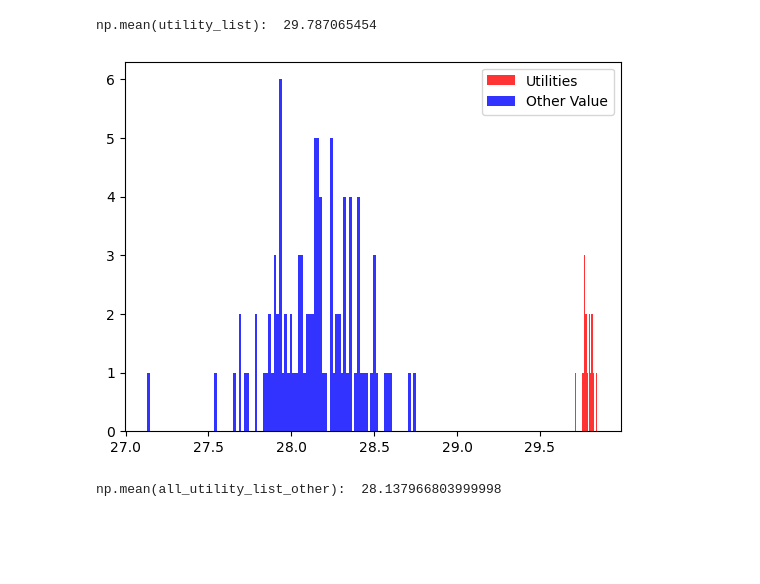
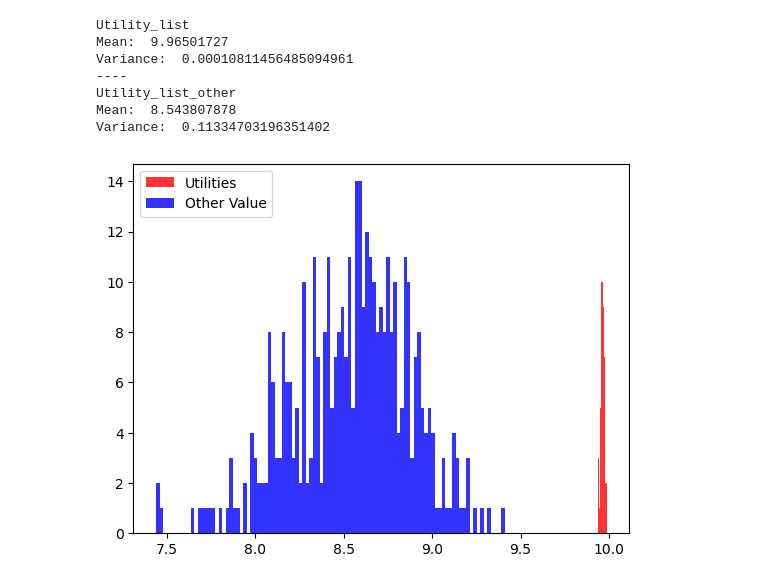
Before and after one commit to tomonatu8/envy-free-matching, a Jupyter notebook: outcome.ipynb, the cells around one changed output. Saved outputs shown, nothing was run; the diff lists cells and outputs as text; code cells hidden in the pictures; blank space fills up the shorter version.

```diff
--- a/outcome.ipynb
+++ b/outcome.ipynb
@@ -48,9 +72,14 @@ np.mean(all_utility_list_other):  8.4948205392
 # %%
-plot_outcome('outcome/outcome_p_30_200.csv','outcome/outcome_pq_30_200.csv')
+plot_outcome('outcome/outcome_p_10_300.csv','outcome/outcome_pq_10_300.csv')
 # %% [output]
-np.mean(utility_list):  29.787065454
+Utility_list
+Mean:  9.96501727
+Variance:  0.00010811456485094961
+----
+Utility_list_other
+Mean:  8.543807878
+Variance:  0.11334703196351402
-[figure, old version]
+[figure, new version]
-np.mean(all_utility_list_other):  28.137966803999998
 # %%
 plot_outcome('outcome/outcome_p_20_100.csv','outcome/outcome_pq_20_100.csv')
 # %% [output]
```
Also changed, not shown: parts of 8 cells of this notebook, 10 other files.
